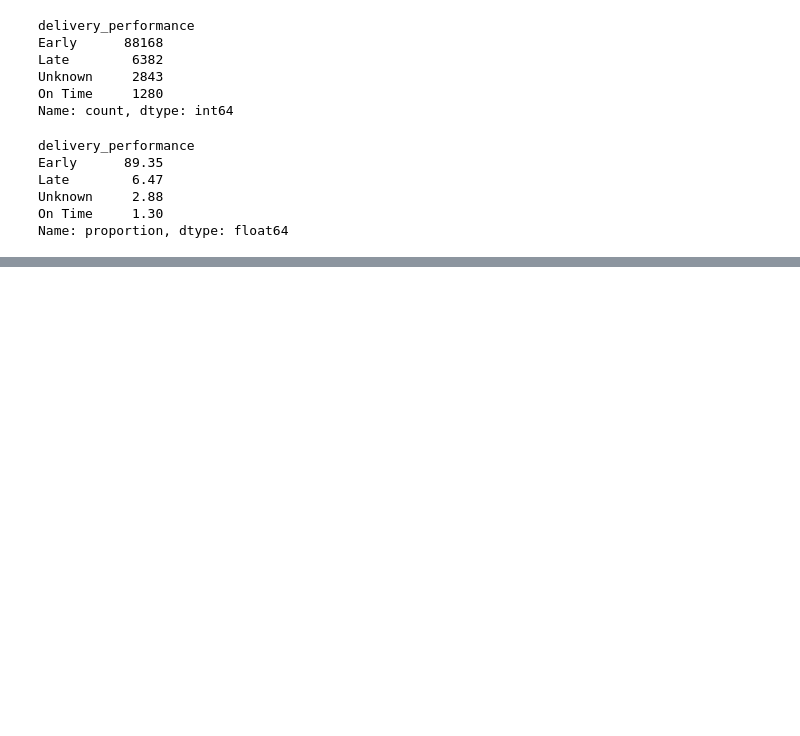
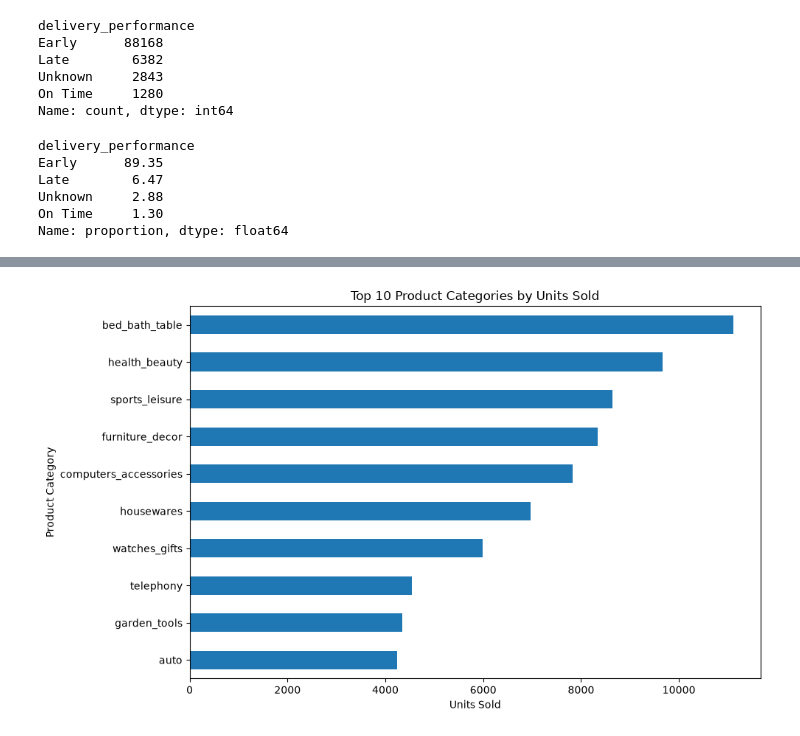
Before and after one commit to PoojaMandal7355/olist-ecommerce-analytics, a Jupyter notebook: notebooks/01_olist_eda.ipynb, the cells around one changed output, grey strips where cells are left out. Saved outputs shown, nothing was run; the diff lists cells and outputs as text; code cells hidden in the pictures; blank space fills up the shorter version.

```diff
--- a/notebooks/01_olist_eda.ipynb
+++ b/notebooks/01_olist_eda.ipynb
@@ -876,0 +993,9 @@ Name: proportion, dtype: float64
+# %%
+category_units = (
+    order_items_with_products
+    .groupby("product_category_name_english")
+    .size()
+    .sort_values(ascending=False)
+)
+
+category_units.head(10)
@@ -876,0 +1052,15 @@ Name: proportion, dtype: float64
+# %%
+top_categories_units = category_units.head(10)
+
+plt.figure(figsize=(10, 6))
+
+top_categories_units.sort_values().plot(kind="barh")
+
+plt.title("Top 10 Product Categories by Units Sold")
+plt.xlabel("Units Sold")
+plt.ylabel("Product Category")
+
+plt.tight_layout()
+plt.show()
+# %% [output]
+[figure, added]
```
Also changed, not shown: parts of 12 cells of this notebook.
